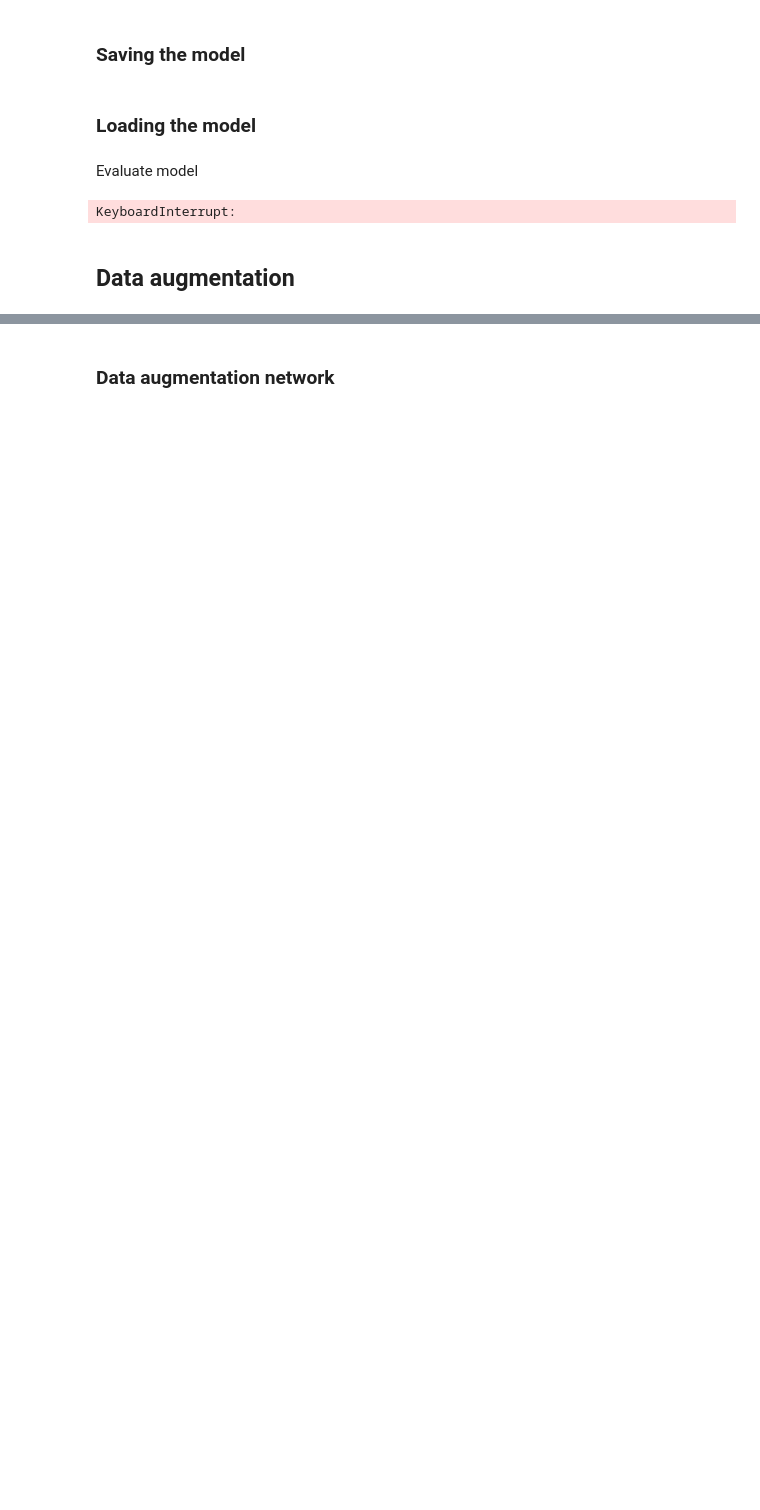
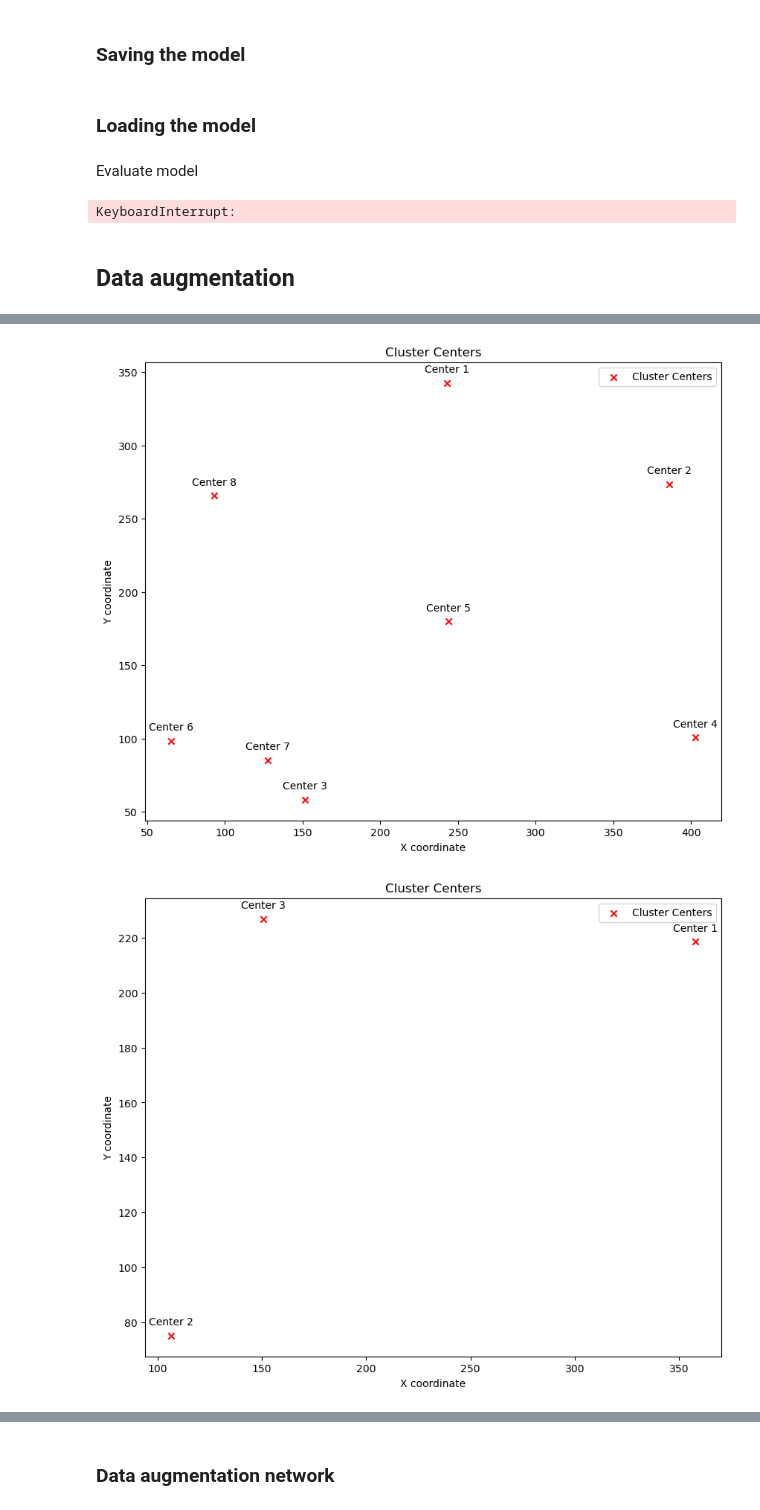
Before and after one commit to cuberhaus/TFG, a Jupyter notebook: code/main.ipynb, the cells around one changed output, grey strips where cells are left out. Drawn from its saved outputs; the diff is of its cells as text; code cells hidden in the pictures; blank space fills up the shorter version.

```diff
--- a/code/main.ipynb
+++ b/code/main.ipynb
@@ -633,0 +708,29 @@ KeyboardInterrupt:
+# %%
+def plot_cluster_centers(centers):
+    """
+    Plot the cluster centers on a chart.
+
+    Parameters:
+    - centers: numpy array of cluster centers with shape (M, 2), where M is the number of centers,
+      and each center is defined by (x_center, y_center).
+    """
+    plt.figure(figsize=(10, 8))
+    plt.scatter(centers[:, 0], centers[:, 1], c='red', marker='x', label='Cluster Centers')
+
+    # Annotate the cluster centers
+    for i, center in enumerate(centers):
+        plt.annotate(f'Center {i+1}', (center[0], center[1]), textcoords="offset points", xytext=(0,10), ha='center')
+
+    plt.title('Cluster Centers')
+    plt.xlabel('X coordinate')
+    plt.ylabel('Y coordinate')
+    plt.legend()
+    plt.show()
+
+# Example usage
+# Assume that `centers` contains the cluster centers calculated from your bounding boxes.
+plot_cluster_centers(centers_8)
+plot_cluster_centers(centers_3)
+# %% [output]
+[figure, added]
+[figure, added]
```
Also changed, not shown: parts of 20 cells of this notebook.
